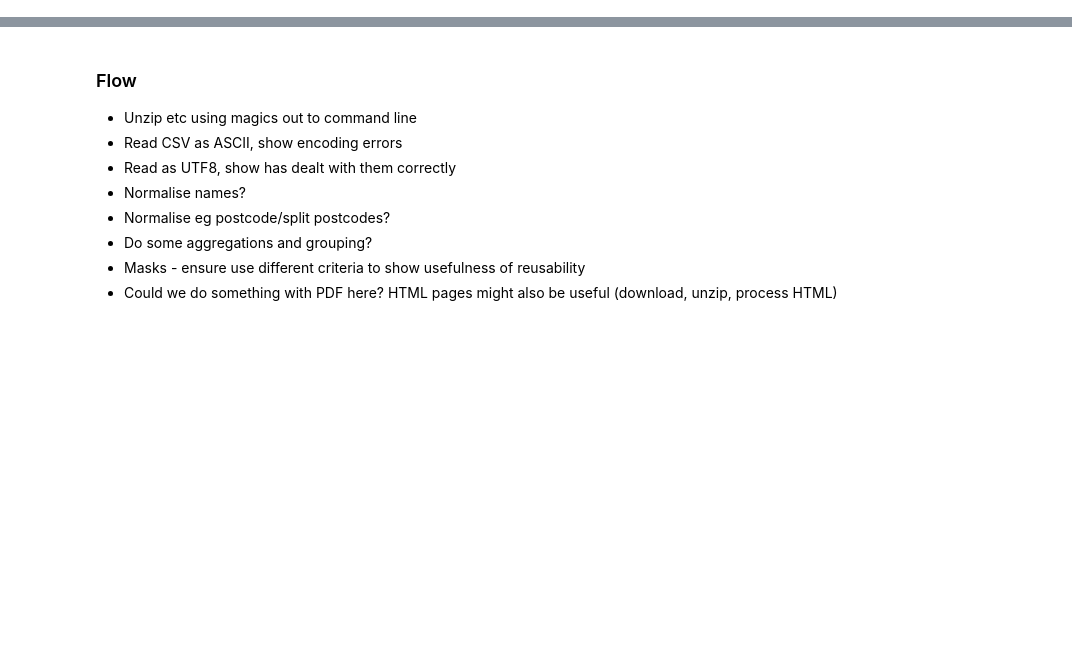
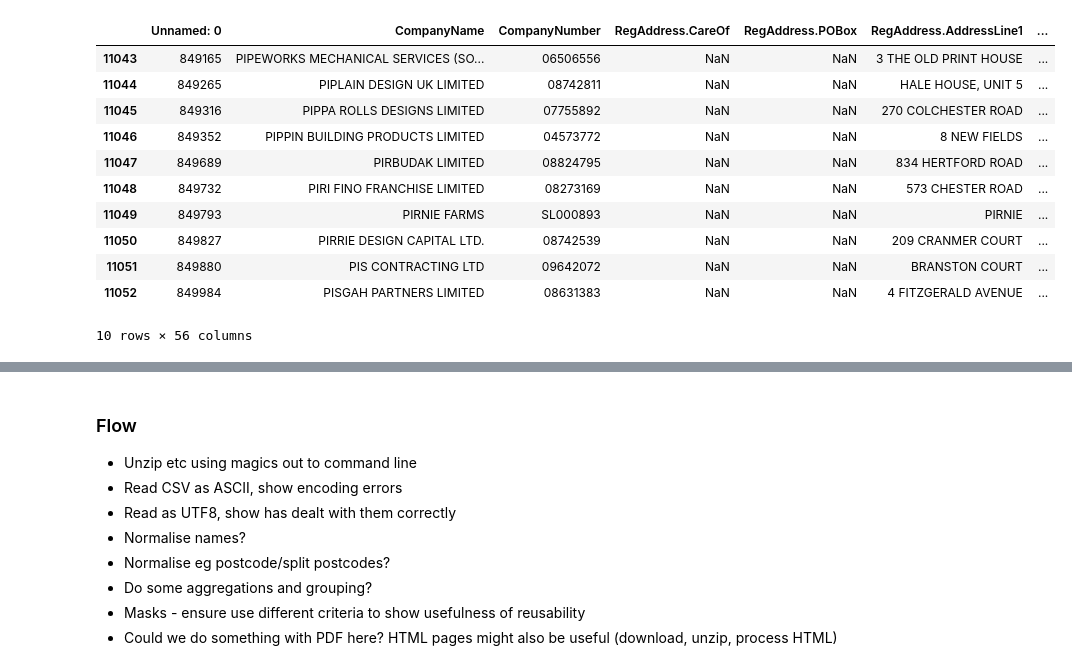
Before and after one commit to JasnaJejcic/training, a Jupyter notebook: s2ds_python/exploratory.ipynb, the cells around one changed output, grey strips where cells are left out. Saved outputs shown, nothing was run; the diff lists cells and outputs as text; code cells hidden in the pictures; blank space fills up the shorter version.

```diff
--- a/s2ds_python/exploratory.ipynb
+++ b/s2ds_python/exploratory.ipynb
@@ -6,0 +25,2 @@ from lxml import etree
+# %%
+df = pd.read_csv('datasets/companies/companies-house.csv')
@@ -6,0 +84,15 @@ from lxml import etree
+# %%
+df.tail(10)
+# %% [output]
+|  | Unnamed: 0 | CompanyName | CompanyNumber | RegAddress.CareOf | RegAddress.POBox | RegAddress.AddressLine1 | ... |
+| 11043 | 849165 | PIPEWORKS MECHANICAL SERVICES (SO... | 06506556 | NaN | NaN | 3 THE OLD PRINT HOUSE | ... |
+| 11044 | 849265 | PIPLAIN DESIGN UK LIMITED | 08742811 | NaN | NaN | HALE HOUSE, UNIT 5 | ... |
+| 11045 | 849316 | PIPPA ROLLS DESIGNS LIMITED | 07755892 | NaN | NaN | 270 COLCHESTER ROAD | ... |
+| 11046 | 849352 | PIPPIN BUILDING PRODUCTS LIMITED | 04573772 | NaN | NaN | 8 NEW FIELDS | ... |
+| 11047 | 849689 | PIRBUDAK LIMITED | 08824795 | NaN | NaN | 834 HERTFORD ROAD | ... |
+| 11048 | 849732 | PIRI FINO FRANCHISE LIMITED | 08273169 | NaN | NaN | 573 CHESTER ROAD | ... |
+| 11049 | 849793 | PIRNIE FARMS | SL000893 | NaN | NaN | PIRNIE | ... |
+| 11050 | 849827 | PIRRIE DESIGN CAPITAL LTD. | 08742539 | NaN | NaN | 209 CRANMER COURT | ... |
+| 11051 | 849880 | PIS CONTRACTING LTD | 09642072 | NaN | NaN | BRANSTON COURT | ... |
+| 11052 | 849984 | PISGAH PARTNERS LIMITED | 08631383 | NaN | NaN | 4 FITZGERALD AVENUE | ... |
+10 rows × 56 columns
```
Also changed, not shown: parts of 85 cells of this notebook, 2 other files.
